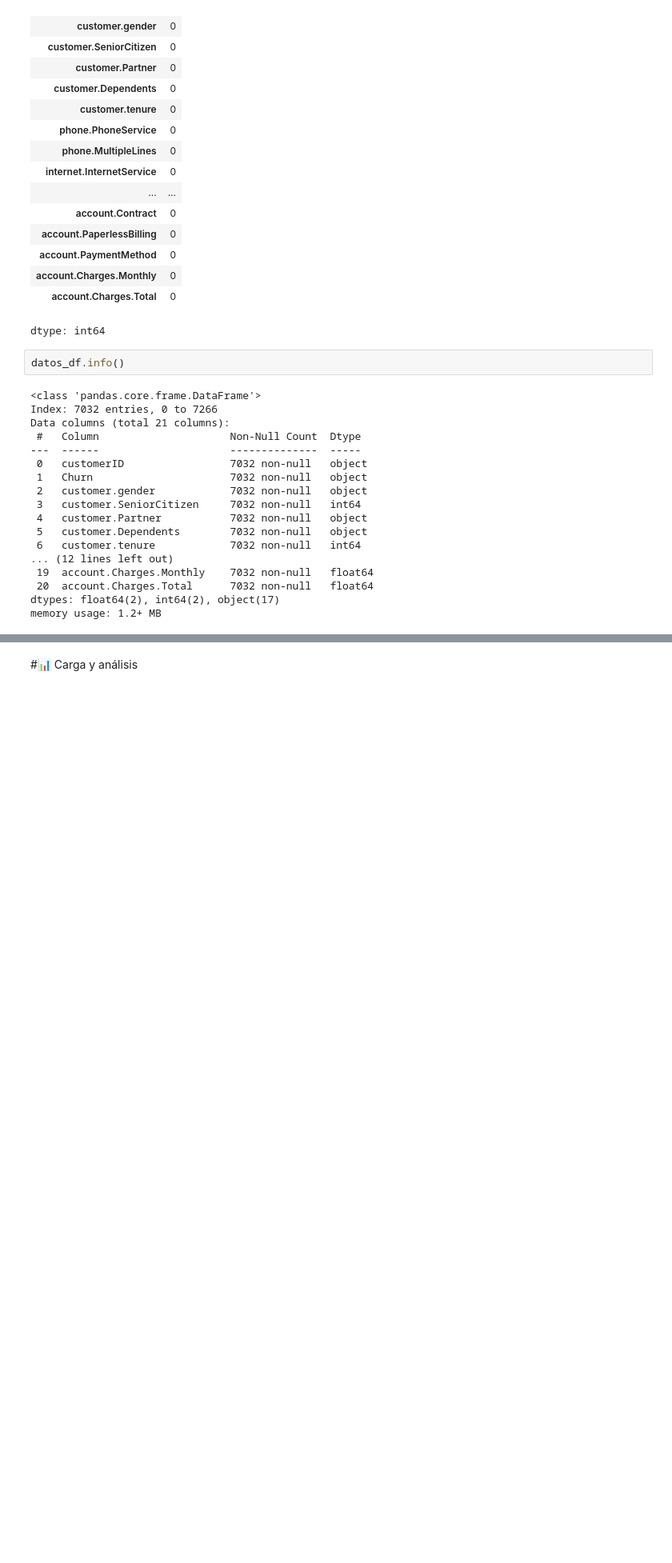
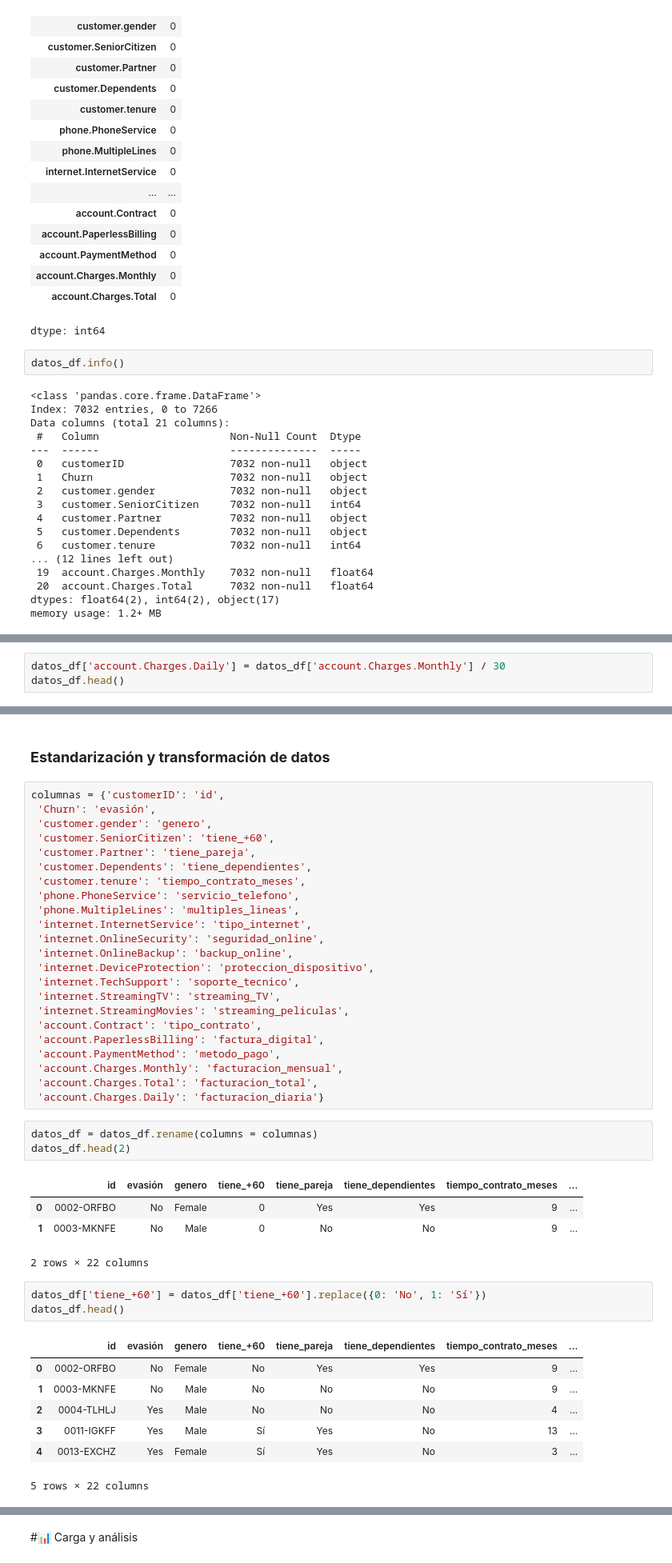
Before and after one commit to Anel-7/challenge-TelecomX-analisis-de-evasion-de-clientes, a Jupyter notebook: TelecomX.ipynb, the cells around one changed output, grey strips where cells are left out. Shown at 80% size. Cells and saved outputs as stored; diff of their text form; blank space fills up the shorter version.

```diff
--- a/TelecomX.ipynb
+++ b/TelecomX.ipynb
@@ -283,0 +288,3 @@ memory usage: 1.2+ MB
+# %%
+datos_df['account.Charges.Daily'] = datos_df['account.Charges.Monthly'] / 30
+datos_df.head()
@@ -283,0 +299,44 @@ memory usage: 1.2+ MB
+# %% [markdown]
+### **Estandarización y transformación de datos**
+# %%
+columnas = {'customerID': 'id',
+ 'Churn': 'evasión',
+ 'customer.gender': 'genero',
+ 'customer.SeniorCitizen': 'tiene_+60',
+ 'customer.Partner': 'tiene_pareja',
+ 'customer.Dependents': 'tiene_dependientes',
+ 'customer.tenure': 'tiempo_contrato_meses',
+ 'phone.PhoneService': 'servicio_telefono',
+ 'phone.MultipleLines': 'multiples_lineas',
+ 'internet.InternetService': 'tipo_internet',
+ 'internet.OnlineSecurity': 'seguridad_online',
+ 'internet.OnlineBackup': 'backup_online',
+ 'internet.DeviceProtection': 'proteccion_dispositivo',
+ 'internet.TechSupport': 'soporte_tecnico',
+ 'internet.StreamingTV': 'streaming_TV',
+ 'internet.StreamingMovies': 'streaming_peliculas',
+ 'account.Contract': 'tipo_contrato',
+ 'account.PaperlessBilling': 'factura_digital',
+ 'account.PaymentMethod': 'metodo_pago',
+ 'account.Charges.Monthly': 'facturacion_mensual',
+ 'account.Charges.Total': 'facturacion_total',
+ 'account.Charges.Daily': 'facturacion_diaria'}
+# %%
+datos_df = datos_df.rename(columns = columnas)
+datos_df.head(2)
+# %% [output]
+|  | id | evasión | genero | tiene_+60 | tiene_pareja | tiene_dependientes | tiempo_contrato_meses | ... |
+| 0 | 0002-ORFBO | No | Female | 0 | Yes | Yes | 9 | ... |
+| 1 | 0003-MKNFE | No | Male | 0 | No | No | 9 | ... |
+2 rows × 22 columns
+# %%
+datos_df['tiene_+60'] = datos_df['tiene_+60'].replace({0: 'No', 1: 'Sí'})
+datos_df.head()
+# %% [output]
+|  | id | evasión | genero | tiene_+60 | tiene_pareja | tiene_dependientes | tiempo_contrato_meses | ... |
+| 0 | 0002-ORFBO | No | Female | No | Yes | Yes | 9 | ... |
+| 1 | 0003-MKNFE | No | Male | No | No | No | 9 | ... |
+| 2 | 0004-TLHLJ | Yes | Male | No | No | No | 4 | ... |
+| 3 | 0011-IGKFF | Yes | Male | Sí | Yes | No | 13 | ... |
+| 4 | 0013-EXCHZ | Yes | Female | Sí | Yes | No | 3 | ... |
+5 rows × 22 columns
```
Also changed, not shown: parts of 12 cells of this notebook.
